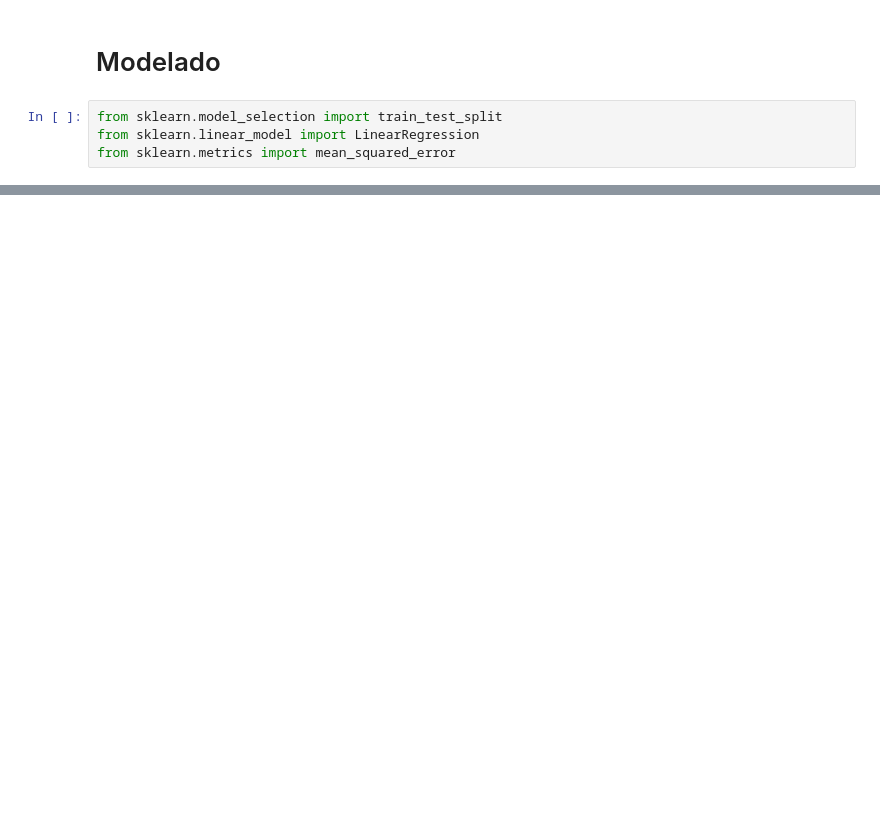
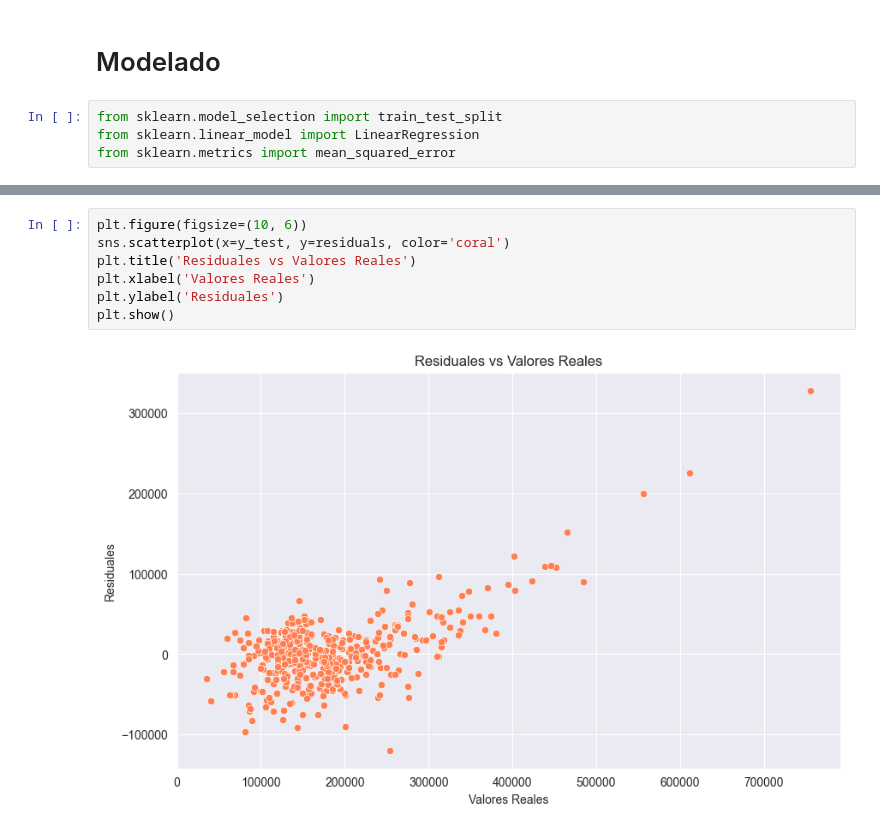
Before and after one commit to FerEsq/DM-House-Sale-Price-Predictor, a Jupyter notebook: Model.ipynb, the cells around one changed output, grey strips where cells are left out. Cells and saved outputs as stored; diff of their text form; blank space fills up the shorter version.

```diff
--- a/Model.ipynb
+++ b/Model.ipynb
@@ -382,0 +455,9 @@ from sklearn.metrics import mean_squared_error
+# %%
+plt.figure(figsize=(10, 6))
+sns.scatterplot(x=y_test, y=residuals, color='coral')
+plt.title('Residuales vs Valores Reales')
+plt.xlabel('Valores Reales')
+plt.ylabel('Residuales')
+plt.show()
+# %% [output]
+[figure, added]
```
Also changed, not shown: parts of 23 cells of this notebook.
